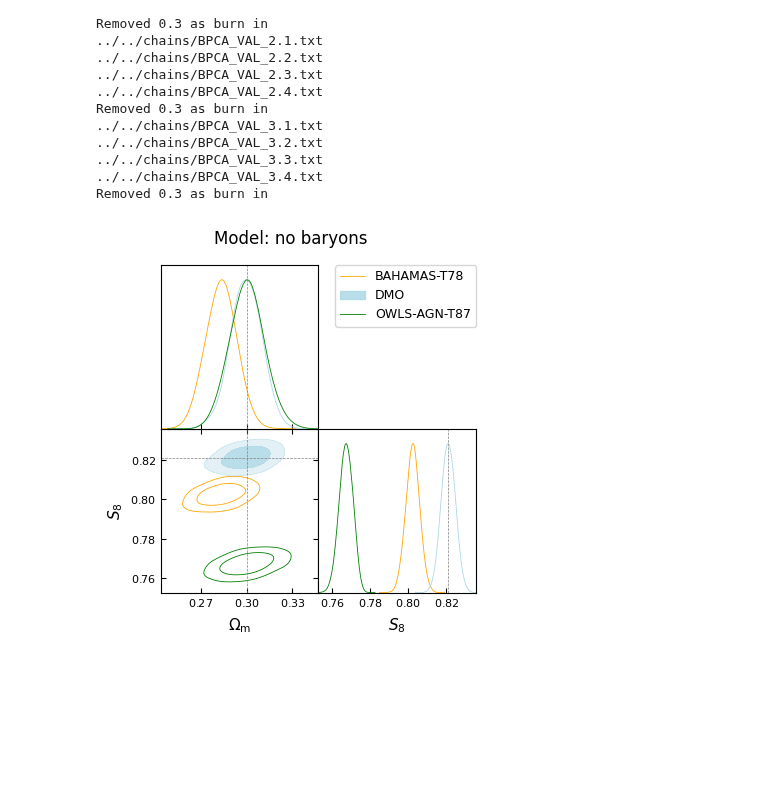
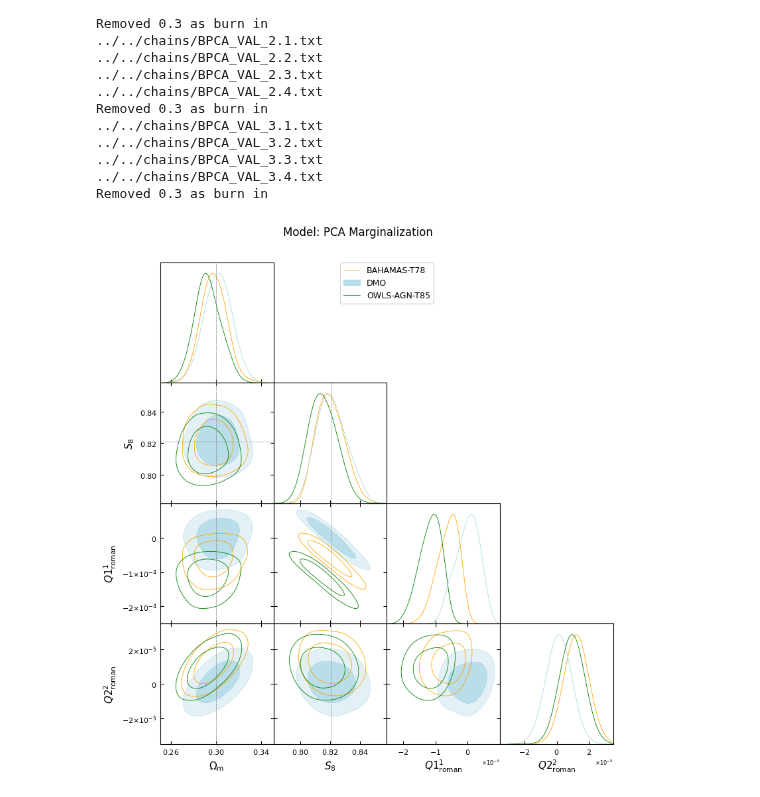
Before and after one commit to joaoreboucas1/cpip_data_challenge_2, a Jupyter notebook: results/baryon_pca_validation/plot.ipynb, the cells around one changed output. Drawn from its saved outputs; the diff is of its cells as text; code cells hidden in the pictures; blank space fills up the shorter version.

Commit message:
Validated PCA marginalization

```diff
--- a/results/baryon_pca_validation/plot.ipynb
+++ b/results/baryon_pca_validation/plot.ipynb
@@ -32,14 +32,14 @@ Removed 0.3 as burn in
 # %%
 p = plots.get_subplot_plotter()
 p.triangle_plot(
     [chains[i] for i in indices],
-    ["omegam", "S8"],
+    ["omegam", "S8", "roman_BARYON_Q1", "roman_BARYON_Q2"],
     filled=[False, True, False],
     contour_colors=["orange", "lightblue", "green"],
-    legend_labels=["BAHAMAS-T78", "DMO", "OWLS-AGN-T87"],
+    legend_labels=["BAHAMAS-T78", "DMO", "OWLS-AGN-T85"],
     markers={"omegam": 0.3, "S8": 0.821}
 )
-p.fig.suptitle("Model: no baryons", y=1.05)
-p.export("plots/no_pca_marginalization.pdf")
+p.fig.suptitle("Model: PCA Marginalization", y=1.05)
+p.export("plots/with_pca_marginalization.pdf")
 # %% [output]
-[figure, old version]
+[figure, new version]
```
Also changed, not shown: 1 other file.
